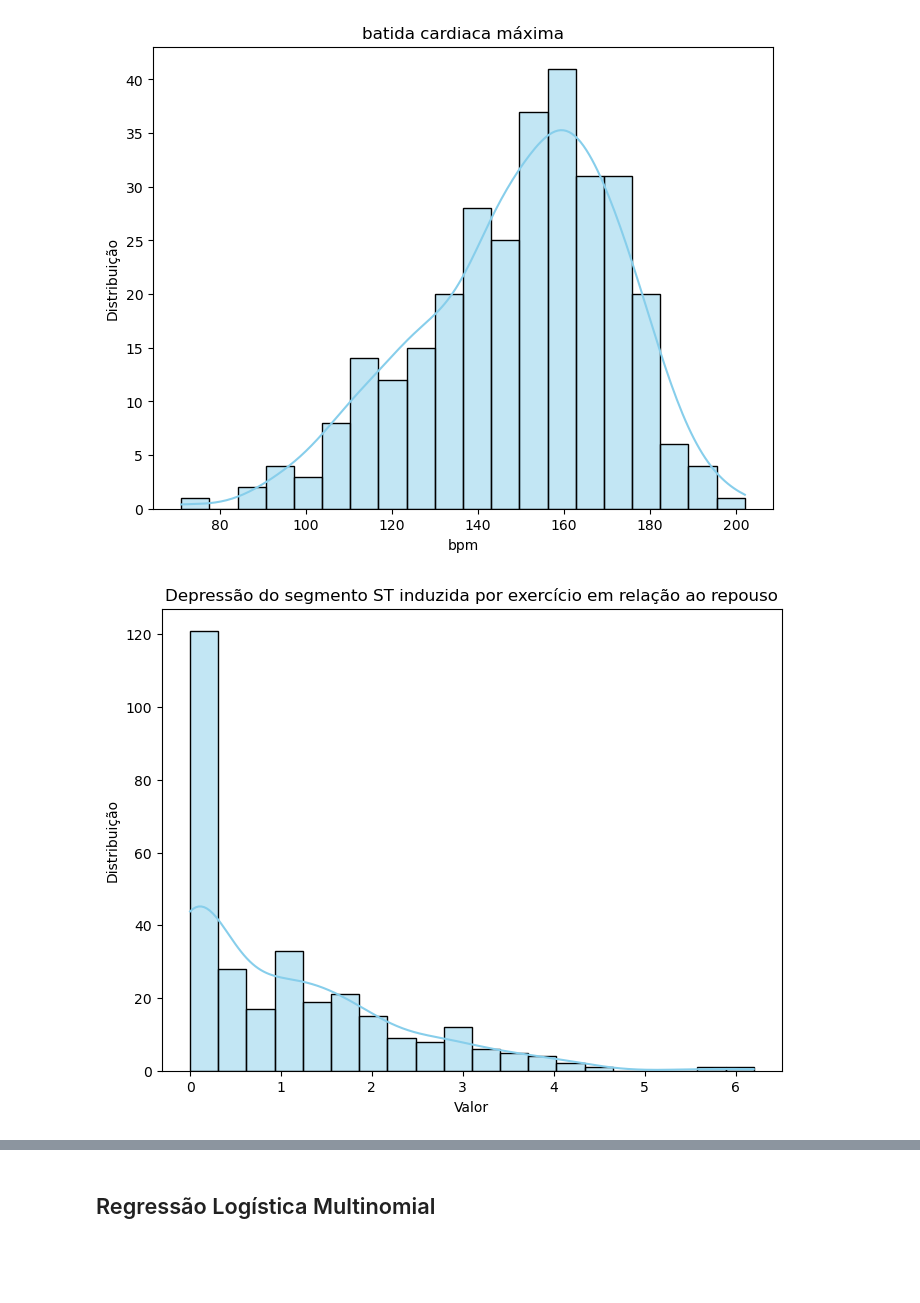
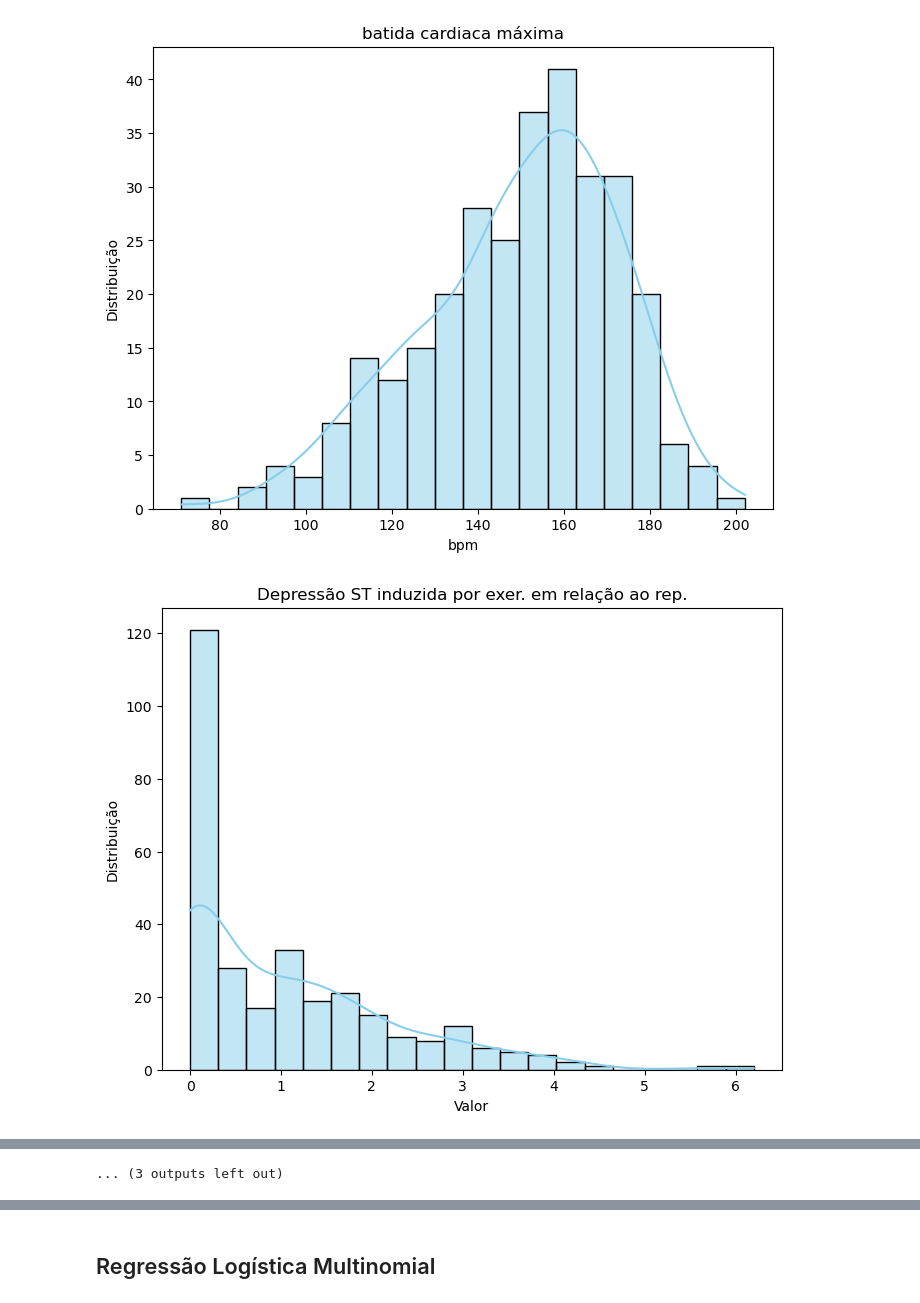
Before and after one commit to neocrz/heart_disease, a Jupyter notebook: note.ipynb, the cells around one changed output, grey strips where cells are left out. Saved outputs shown, nothing was run; the diff lists cells and outputs as text; code cells hidden in the pictures; blank space fills up the shorter version.

```diff
--- a/note.ipynb
+++ b/note.ipynb
@@ -22,6 +22,10 @@ def load_dt():
         X['ca'] = X['ca'].fillna(X['ca'].mean())
         # Substituindo valores faltantes em 'thal' pela moda
         X['thal'] = X['thal'].fillna(X['thal'].mode()[0])
+
+        y["num"] = y["num"].apply(lambda x: 1 if x > 0 else 0)
+
+
         X.to_csv(datasetX, index=False)
         y.to_csv(datasety, index=False)
         return X,y
@@ -31,55 +35,68 @@ X, y = load_dt()
 # %%
-categorical_var = [
+import matplotlib.pyplot as plt
+import seaborn as sns
+Xcat_info = [
     # (coluna, desc1, desc2, valores)
     ("sex", "Sexo dos indivíduos", "Sexo", {0: "Feminino", 1: "Masculino"}),
     ("thal", "Distribuição do Tipo de Defeito Cardíaco", "Tipo", {3: "normal", 6: "defeito fixo", 7: "defeito reversível"}),
     ("cp", "Distribuição do Tipo de Dor no Peito", "Tipo", {1: "angina típica", 2: "angina atípica", 3: "dor não anginosa", 4: "assintomático"}),
     ("fbs", "Açúcar no Sangue em Jejum > 120 mg/dl", "Status do Açúcar no Sangue", {0: "falso", 1: "verdadeiro"}),
-    ("restecg", "Resultados do Eletrocardiograma em Repouso", "Resultado Eletrocardiográfico", {0: "Normal", 1: "Anomalia ST-T", 2: "Hipertrofia Ventricular Esquerda"}),
+    ("restecg", "Resultado Eletrocardio. em Repouso", "Resultado Eletrocardiográfico", {0: "Normal", 1: "Anomalia ST-T", 2: "Hipertrofia Ventricular Esquerda"}),
     ("exang", "Angina Induzida por Exercício", "Angina por Exercício", {0: "Não", 1: "Sim"}),
     ("slope", "Inclinação do Segmento ST no Pico do Exercício", "Inclinação do Segmento ST", {1: "Ascendente", 2: "Plano", 3: "Descendente"}),
     ("thal", "Tipo de Defeito Cardíaco", "Tipo de Defeito", {3: "Normal", 6: "Defeito Fixo", 7: "Defeito Reversível"}),
 ]
-numerical_var = [
+Xnum_info = [
     # (coluna, desc1, desc2)
     ("age", "Distribuição de Idade dos indivíduos", "Idade"),
     ("trestbps", "pressão sanguínea de repouso", "mm Hg"),
     ("chol", "serum cholestoral", "mg/dl"),
     ("thalach", "batida cardiaca máxima", "bpm"),
-    ("oldpeak", "Depressão do segmento ST induzida por exercício em relação ao repouso", "Valor"),
+    ("oldpeak", "Depressão ST induzida por exer. em relação ao rep.", "Valor"),
     ("ca", "Número de vasos principais coloridos por fluoroscopia", "Número"),
 ]
 
-for v in numerical_var:
-    # plotando distribuição para variáveis numéricas
+for col, title, xlabel in Xnum_info:
+    # Variável Independente Quantitativa
     plt.figure(figsize=(8, 6))
-    sns.histplot(X[v[0]], kde=True, color='skyblue', bins=20)
-    plt.title(v[1])
-    plt.xlabel(v[2])
+    sns.histplot(X[col], kde=True, color='skyblue', bins=20)
+    plt.title(title)
+    plt.xlabel(xlabel)
     plt.ylabel('Distribuição')
     plt.show()
 
-for var, title, xlabel, labels in categorical_var:
-    # plotando distribuição para variáveis categóricas
+for var, title, xlabel, labels in Xcat_info:
+    # Variável Independente Categóricas
     plt.figure(figsize=(8, 6))
 
     # Contagem de valores da variável
     counts = X[var].map(labels).value_counts()
 
     # Barplot
     counts.plot(kind="bar", color="skyblue", edgecolor="black")
     plt.title(title)
     plt.xlabel(xlabel)
     plt.ylabel("Frequência")
     plt.xticks(rotation=0)
     plt.grid(axis="y", linestyle="--", alpha=0.7)
-    plt.show()
+    plt.show
+
+
+# Variável dependente
+plt.figure(figsize=(8, 6))
+y.value_counts().plot(kind="bar", color=["skyblue", "salmon"], edgecolor="black")
+plt.title("Distribuição do Diagnóstico de Doença Cardíaca")
+plt.xlabel("Status do Diagnóstico")
+plt.ylabel("Frequência")
+plt.xticks([0, 1], ['Sem Doença', 'Presença de Doença'], rotation=0)
+plt.grid(axis="y", linestyle="--", alpha=0.7)
+plt.show()
 # %% [output]
 [figure]
 [figure]
 [figure]
 [figure]
-[figure, old version]
+[figure, new version]
 [figure]
 [figure]
 [figure]
@@ -91,0 +107 @@ for var, title, xlabel, labels in categorical_var:
+... (3 outputs left out)
```
Also changed, not shown: parts of 6 cells of this notebook, 1 other file.
